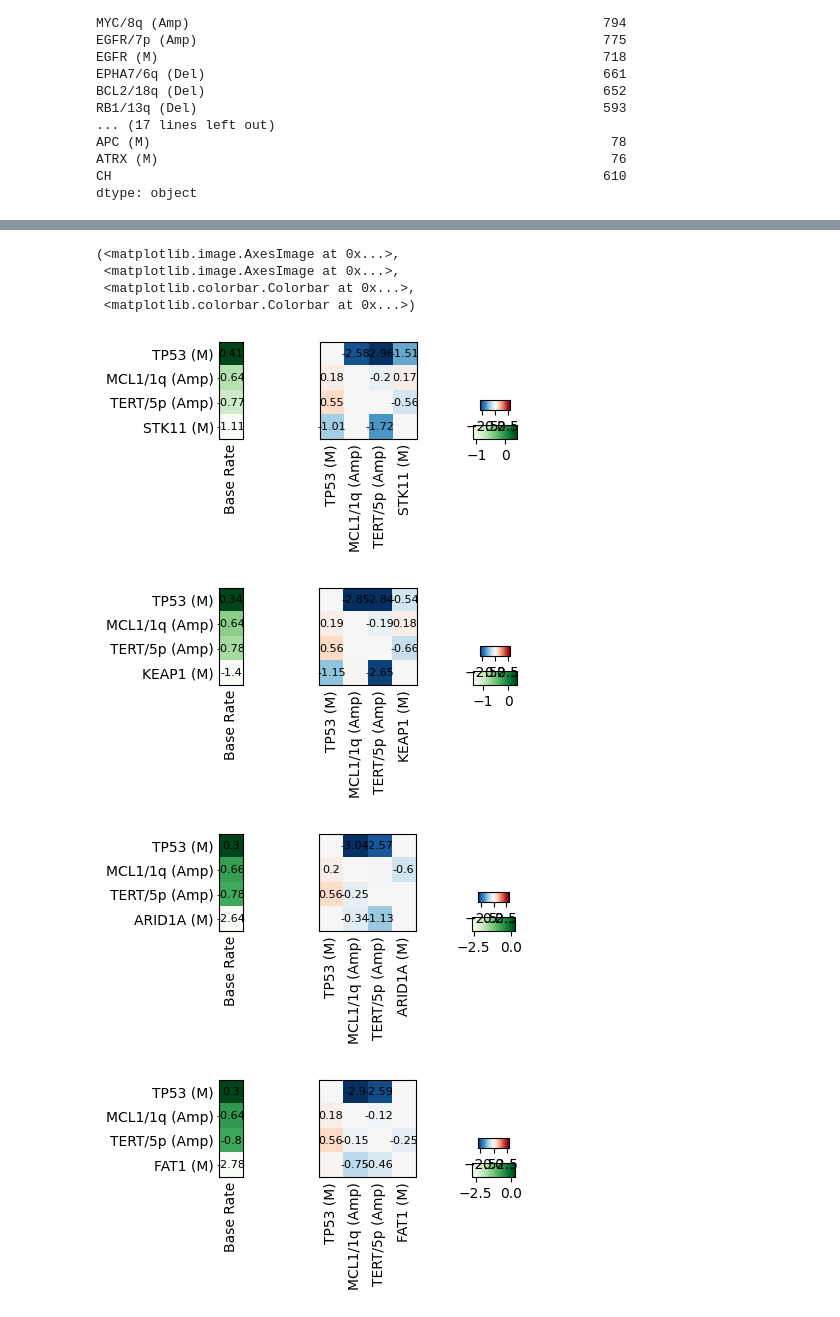
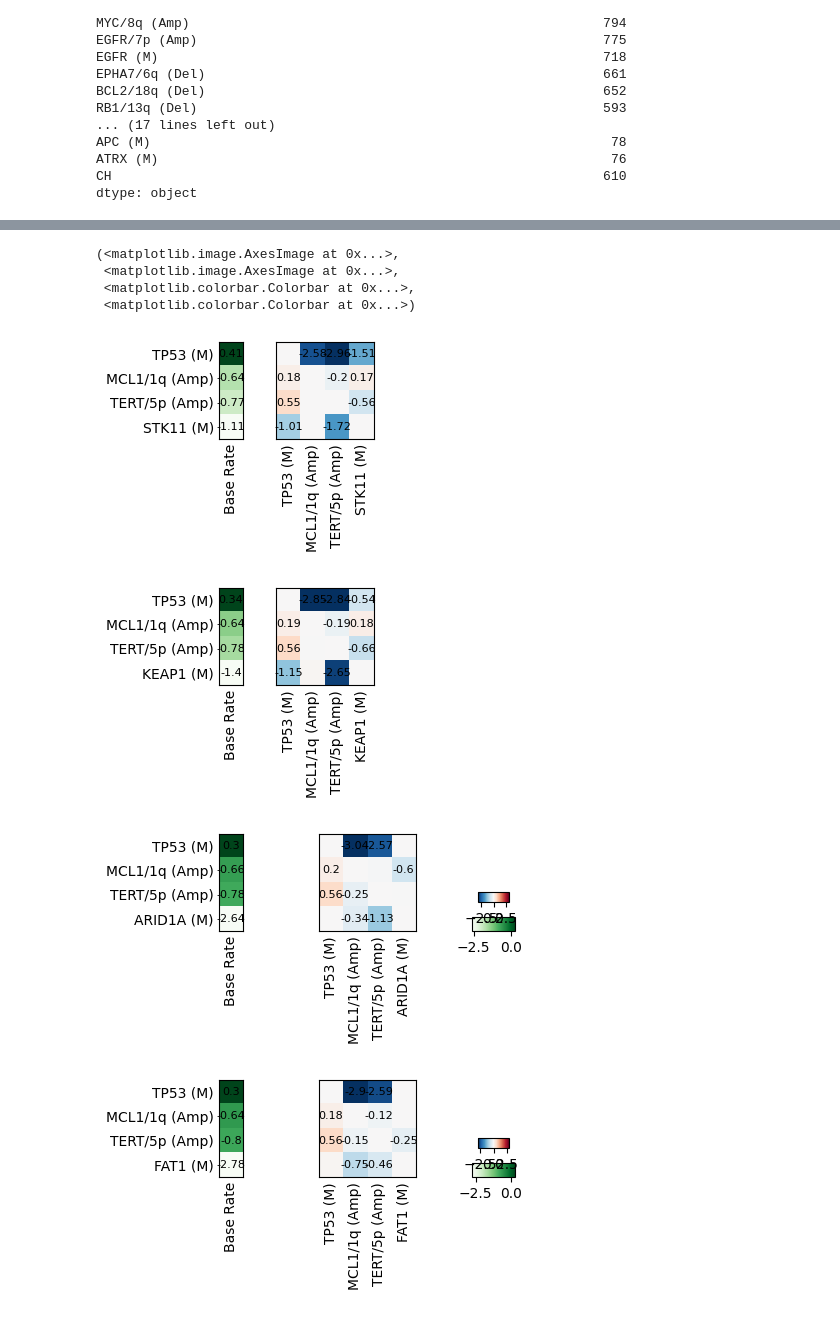
Before and after one commit to MichaelBonart/BachelorThesis, a Jupyter notebook: src/genie16_analysis.ipynb, the cells around one changed output, grey strips where cells are left out. Drawn from its saved outputs; the diff is of its cells as text; code cells hidden in the pictures.

```diff
--- a/src/genie16_analysis.ipynb
+++ b/src/genie16_analysis.ipynb
@@ -159,22 +168,22 @@ sns.clustermap(max_dist)
 # %%
 #print(dist_measurer._init_theta)
 
 #dist_measurer._mhns['RB1 (M)'].plot()
 #dist_measurer._mhns['ERBB2 (M)'].plot()
 
 
-dist_measurer._mhns['STK11 (M)'].plot()
-dist_measurer._mhns['KEAP1 (M)'].plot()
+dist_measurer._mhns['STK11 (M)'].plot(colorbar=False)
+dist_measurer._mhns['KEAP1 (M)'].plot(colorbar=False)
 
 dist_measurer._mhns['ARID1A (M)'].plot()
 dist_measurer._mhns['FAT1 (M)'].plot()
 # %% [output]
 (<matplotlib.image.AxesImage at 0x...>,
  <matplotlib.image.AxesImage at 0x...>,
  <matplotlib.colorbar.Colorbar at 0x...>,
  <matplotlib.colorbar.Colorbar at 0x...>)
-[figure, old version]
+[figure, new version]
-[figure, old version]
+[figure, new version]
 [figure]
 [figure]
 # %%
```
Also changed, not shown: parts of 4 cells of this notebook, 3 other files.
